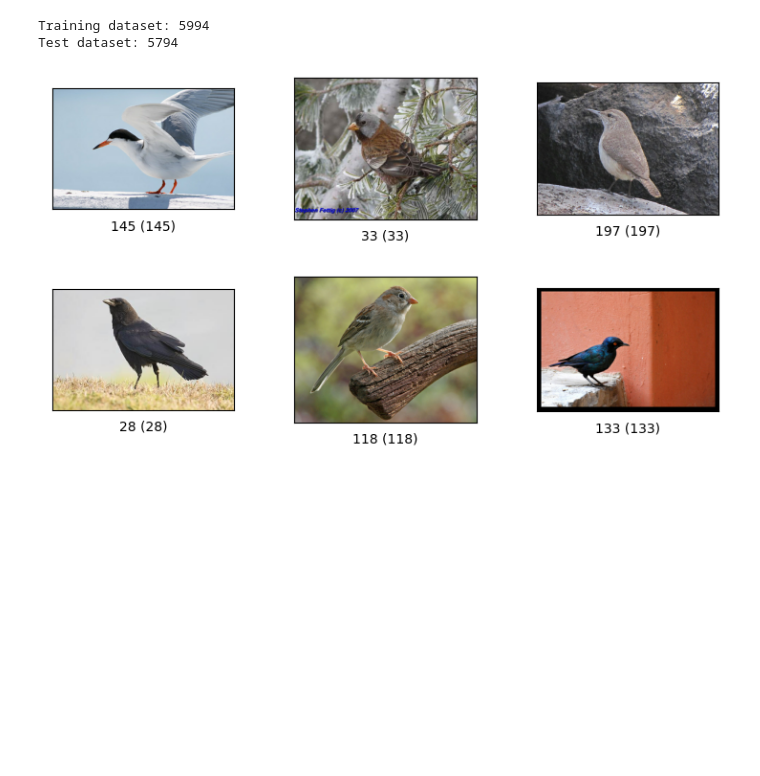
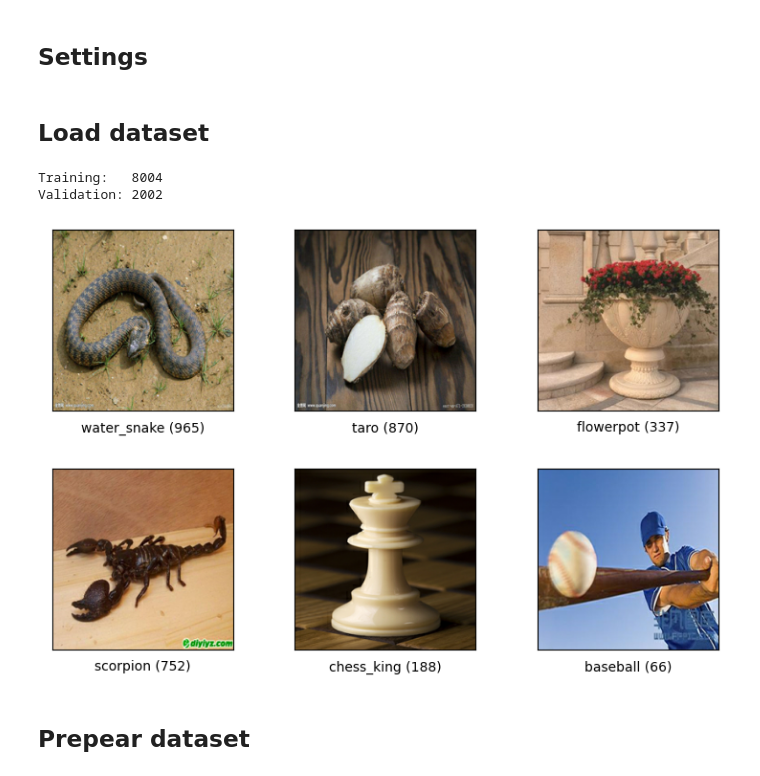
Before and after one commit to mymmrac/ml-research, a Jupyter notebook: ml.ipynb, the cells around one changed output. Drawn from its saved outputs; the diff is of its cells as text; code cells hidden in the pictures; blank space fills up the shorter version.

Commit message:
2 datasets

```diff
--- a/ml.ipynb
+++ b/ml.ipynb
@@ -30,3 +33,5 @@ import seaborn as sns
 
 from tqdm.notebook import tqdm
 import sklearn
+# %% [markdown]
+## Settings
@@ -33,22 +55,36 @@ import sklearn
+# %% [markdown]
+## Load dataset
+# %%
+if dataset == "caltech_birds2011":
+
+    (train_ds_original, val_ds_original), ds_info = tfds.load(
+        "caltech_birds2011",
+        split=["train", "test"],
+        as_supervised=True,
+        shuffle_files=True,
+        with_info=True,
+    )
+# %%
+if dataset == "fss_100":
+    builder = tfds.ImageFolder("input")
+
+    ds_info = builder.info
+    (train_ds_original, val_ds_original) = builder.as_dataset(
+        split=["train", "val"],
+        as_supervised=True,
+        shuffle_files=True,
+    )
 # %%
-# Fetch dataset
-(train_ds_original, test_ds_original), ds_info = tfds.load(
-    "caltech_birds2011",
-    split=["train", "test"],
-    as_supervised=True,
-    shuffle_files=True,
-    with_info=True,
-)
+print("Training:   {}".format(len(train_ds_original)))
+print("Validation: {}".format(len(val_ds_original)))
 
-# Display dataset
-print("Training dataset: {0}".format(len(train_ds_original)))
-print("Test dataset: {0}".format(len(test_ds_original)))
-
-fig = tfds.show_examples(train_ds_original.take(3), ds_info, image_key="image")
-fig = tfds.show_examples(test_ds_original.take(3), ds_info, image_key="image")
+_ = tfds.show_examples(train_ds_original.take(3), ds_info)
+_ = tfds.show_examples(val_ds_original.take(3), ds_info)
 # %% [output]
-Training dataset: 5994
-Test dataset: 5794
+Training:   8004
+Validation: 2002
-[figure, old version]
+[figure, new version]
-[figure, old version]
+[figure, new version]
+# %% [markdown]
+## Prepear dataset
 # %%
```
Also changed, not shown: parts of 27 cells of this notebook, 1 other file.
